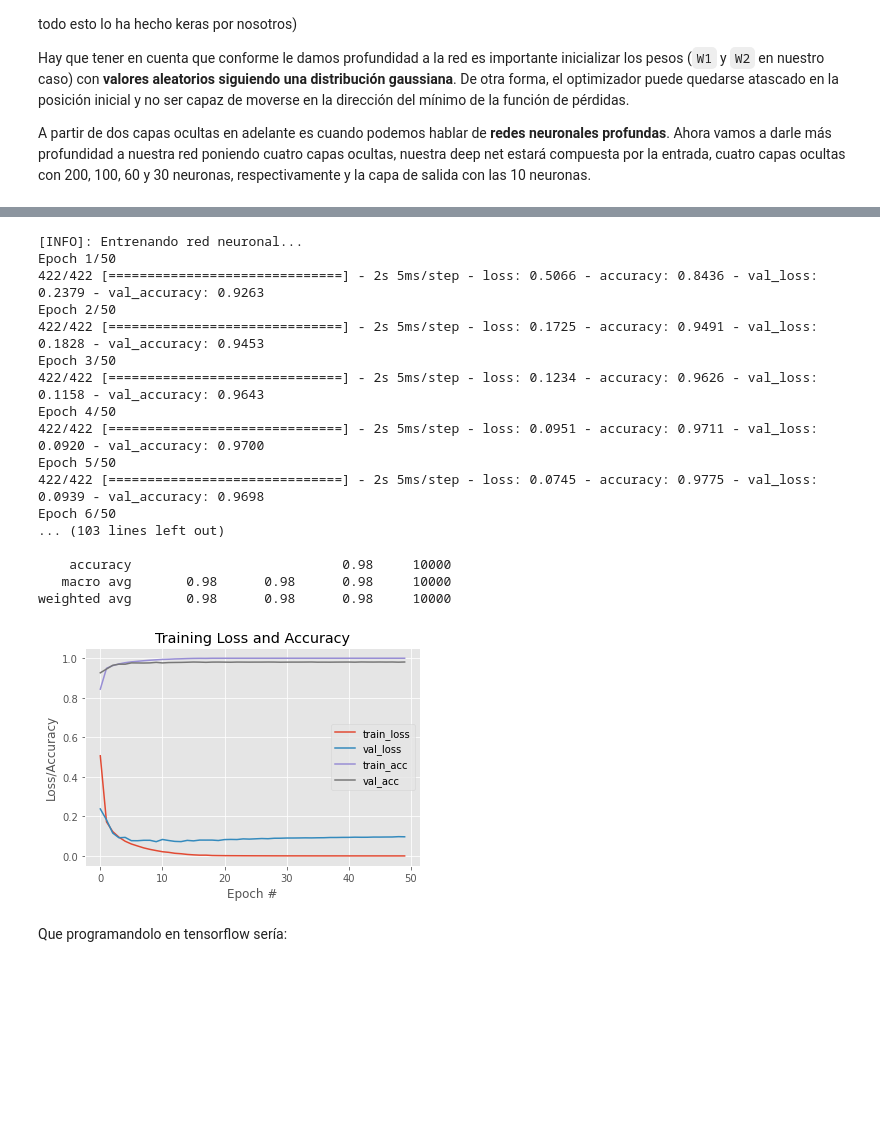
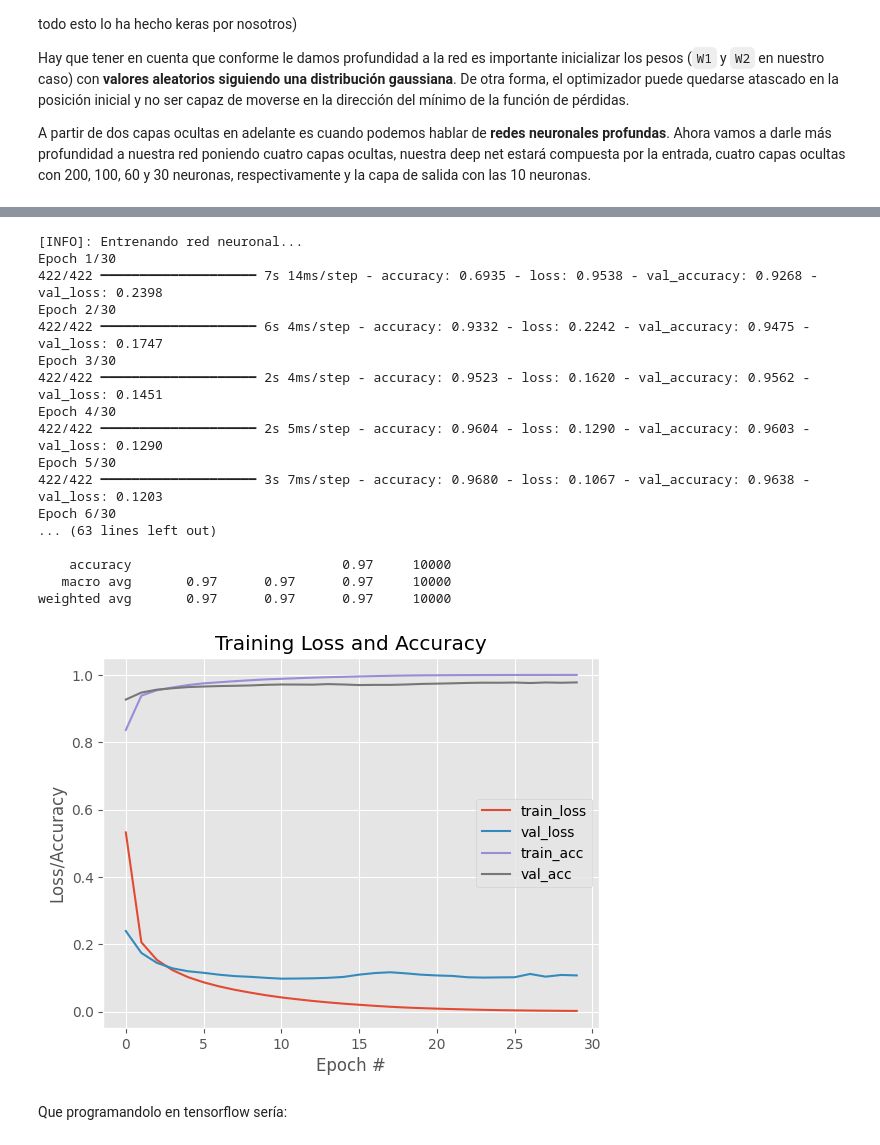
Before and after one commit to GONZALOCACERES2004/DLearning, a Jupyter notebook: Soluciones/3_Ampliación_redes_neuronales_profundas.ipynb, the cells around one changed output, grey strips where cells are left out. Saved outputs shown, nothing was run; the diff lists cells and outputs as text; code cells hidden in the pictures; blank space fills up the shorter version.

```diff
--- a/Soluciones/3_Ampliación_redes_neuronales_profundas.ipynb
+++ b/Soluciones/3_Ampliación_redes_neuronales_profundas.ipynb
@@ -86,29 +88,29 @@ def train_deep_net(activation_function, learning_rate, lr_decay, batch_size, num
 # %%
 activation_function = tf.nn.relu
 learning_rate = 0.1
 lr_decay = 0.1
-num_epochs = 50
+num_epochs = 30
 batch_size = 128
 train_deep_net(activation_function, learning_rate, lr_decay, batch_size, num_epochs)
 # %% [output]
 [INFO]: Entrenando red neuronal...
-Epoch 1/50
-422/422 [==============================] - 2s 5ms/step - loss: 0.5066 - accuracy: 0.8436 - val_loss: 0.2379 - val_accuracy: 0.9263
-Epoch 2/50
-422/422 [==============================] - 2s 5ms/step - loss: 0.1725 - accuracy: 0.9491 - val_loss: 0.1828 - val_accuracy: 0.9453
-Epoch 3/50
-422/422 [==============================] - 2s 5ms/step - loss: 0.1234 - accuracy: 0.9626 - val_loss: 0.1158 - val_accuracy: 0.9643
-Epoch 4/50
-422/422 [==============================] - 2s 5ms/step - loss: 0.0951 - accuracy: 0.9711 - val_loss: 0.0920 - val_accuracy: 0.9700
-Epoch 5/50
-422/422 [==============================] - 2s 5ms/step - loss: 0.0745 - accuracy: 0.9775 - val_loss: 0.0939 - val_accuracy: 0.9698
-Epoch 6/50
-... (103 lines left out)
+Epoch 1/30
+422/422 ━━━━━━━━━━━━━━━━━━━━ 7s 14ms/step - accuracy: 0.6935 - loss: 0.9538 - val_accuracy: 0.9268 - val_loss: 0.2398
+Epoch 2/30
+422/422 ━━━━━━━━━━━━━━━━━━━━ 6s 4ms/step - accuracy: 0.9332 - loss: 0.2242 - val_accuracy: 0.9475 - val_loss: 0.1747
+Epoch 3/30
+422/422 ━━━━━━━━━━━━━━━━━━━━ 2s 4ms/step - accuracy: 0.9523 - loss: 0.1620 - val_accuracy: 0.9562 - val_loss: 0.1451
+Epoch 4/30
+422/422 ━━━━━━━━━━━━━━━━━━━━ 2s 5ms/step - accuracy: 0.9604 - loss: 0.1290 - val_accuracy: 0.9603 - val_loss: 0.1290
+Epoch 5/30
+422/422 ━━━━━━━━━━━━━━━━━━━━ 3s 7ms/step - accuracy: 0.9680 - loss: 0.1067 - val_accuracy: 0.9638 - val_loss: 0.1203
+Epoch 6/30
+... (63 lines left out)
 
-    accuracy                           0.98     10000
-   macro avg       0.98      0.98      0.98     10000
-weighted avg       0.98      0.98      0.98     10000
+    accuracy                           0.97     10000
+   macro avg       0.97      0.97      0.97     10000
+weighted avg       0.97      0.97      0.97     10000
-[figure, old version]
+[figure, new version]
 # %% [markdown]
 Que programandolo en tensorflow sería:
 # %%
```
Also changed, not shown: parts of 2 cells of this notebook.
